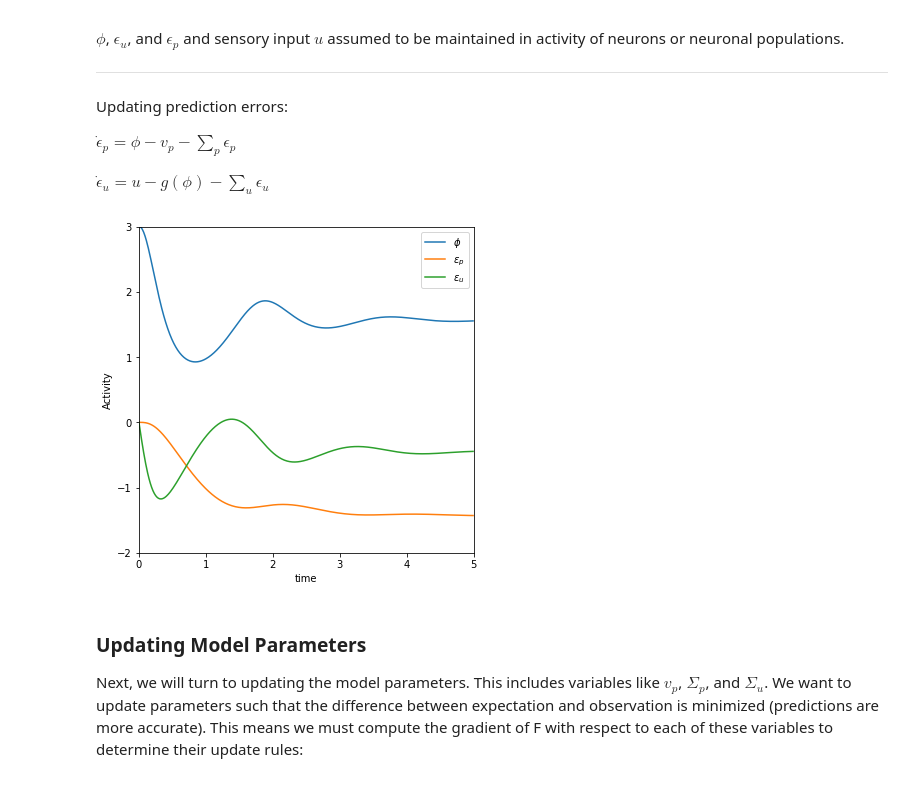
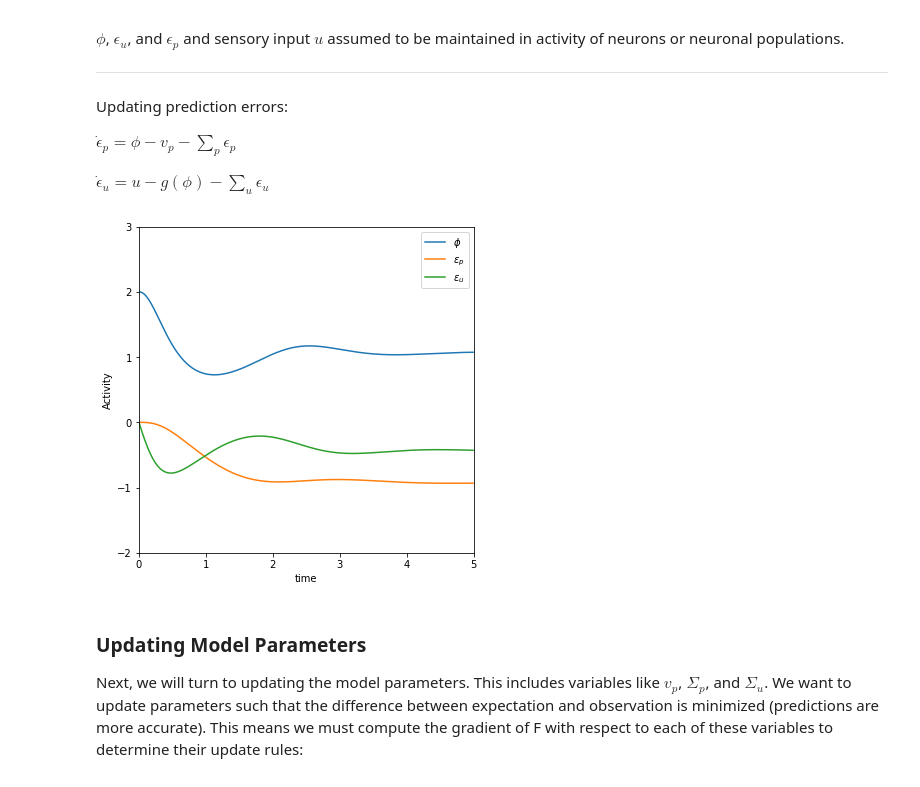
Before and after one commit to chris-weinberger/interoception-modeling, a Jupyter notebook: Active Inference Interoception Model.ipynb, the cells around one changed output. Drawn from its saved outputs; the diff is of its cells as text; code cells hidden in the pictures.

```diff
--- a/Active Inference Interoception Model.ipynb
+++ b/Active Inference Interoception Model.ipynb
@@ -112,9 +112,9 @@ def epsilon_u_dot(u, phi, sigma, epsilon_u):
 
 
 def iteration_one_model():
-    u       = 2
+    u       = 0.7 # 2
     sigma_u = 1
-    v_p     = 3
+    v_p     = 2   # 3
     sigma_p = 1
     phi     = v_p
     dt      = 0.01
@@ -130,34 +130,34 @@ def iteration_one_model():
     trace_epsilon_p[0] = epsilon_p
 
     trace_epsilon_u = np.zeros(steps)
     trace_epsilon_u[0] = epsilon_u
 
     for t in range(steps-1):
         # First calc phi next timestep
         phi += dt * (epsilon_u * 2*phi - epsilon_p)
         trace_phi[t+1] = phi
 
         #calculate epsilons' next timesteps
         epsilon_p += dt * epsilon_p_dot(phi, v_p, sigma_p, epsilon_p)
         trace_epsilon_p[t+1] = epsilon_p
 
         epsilon_u += dt * epsilon_u_dot(u, phi, sigma_u, epsilon_u)
         trace_epsilon_u[t+1] = epsilon_u
 
     fig = plt.figure(figsize=(6,6), num='Fig 2b')
     ax  = fig.add_subplot(1, 1, 1)
 
     ax.plot(np.arange(steps) * dt, trace_phi)
     ax.plot(np.arange(steps) * dt, trace_epsilon_p)
     ax.plot(np.arange(steps) * dt, trace_epsilon_u)
     plt.xlabel('time')
     plt.ylabel('Activity')
     plt.legend([r'$\phi$', r'$\epsilon_p$',r'$\epsilon_u$'])
     plt.axis([0, 5, -2, 3])
 
 iteration_one_model()
 # %% [output]
-[figure, old version]
+[figure, new version]
 # %% [markdown]
 ### Updating Model Parameters
 
```
Also changed, not shown: 8 other files.
